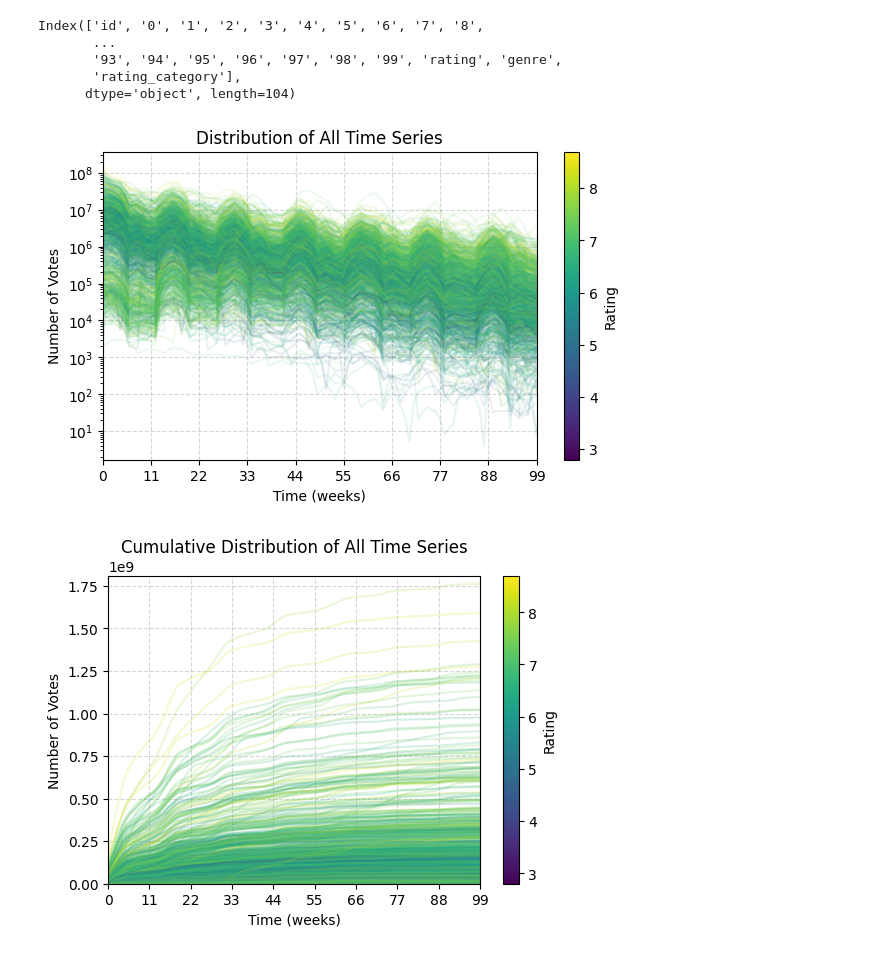
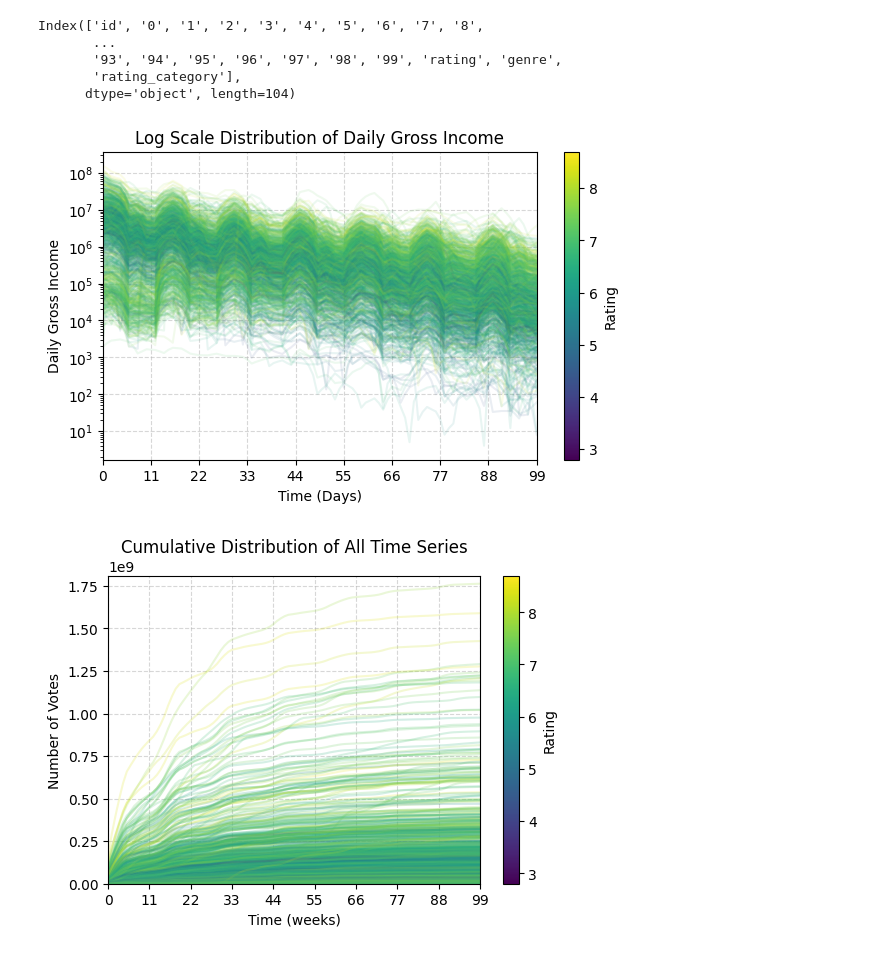
Before and after one commit to ChefBB/dm2_project, a Jupyter notebook: TS/motifs_discords.ipynb, the cells around one changed output. Saved outputs shown, nothing was run; the diff lists cells and outputs as text; code cells hidden in the pictures.

```diff
--- a/TS/motifs_discords.ipynb
+++ b/TS/motifs_discords.ipynb
@@ -236,37 +236,37 @@ Index(['id', '0', '1', '2', '3', '4', '5', '6', '7', '8',
 # Plot distributions with colormapping on rating continuous feature
 import numpy as np
 import matplotlib.pyplot as plt
 import matplotlib.cm as cm
 
 # Normalize ratings to [0, 1] for colormap
 norm = plt.Normalize(df['rating'].min(), df['rating'].max())
 cmap = cm.get_cmap('viridis')
 colors = cmap(norm(df['rating']))
 plt.figure(figsize=(7, 4))
 for i in range(len(df)):
     df_inc = df.drop(columns=cols_to_drop).iloc[i]
     rating_cat = df.iloc[i]['rating_category']
     color = colors[i]
     plt.plot(df_inc, alpha=0.1, color=color)
-plt.xlabel('Time (weeks)')
-plt.ylabel('Number of Votes')
-plt.title('Distribution of All Time Series')
+plt.xlabel('Time (Days)')
+plt.ylabel('Daily Gross Income')
+plt.title('Log Scale Distribution of Daily Gross Income')
 plt.grid(alpha=0.5, linestyle='--')
 # plt.yscale('log')
 # Reduce xticks
 plt.xticks(ticks=range(0, df.shape[1]-len(cols_to_drop), 11),
            labels=range(0, df.shape[1]-len(cols_to_drop), 11))
 # Add colorbar
 sm = plt.cm.ScalarMappable(cmap=cmap, norm=norm)
 sm.set_array([])
 ax = plt.gca()
 cbar = plt.colorbar(sm, ax=ax)
 cbar.set_label('Rating')
 plt.xlim(0, 99)
 plt.yscale('log')
 plt.show()
 # %% [output]
-[figure, old version]
+[figure, new version]
 # %%
 # Plot distributions with colormapping on rating continuous feature
 import numpy as np
```
Also changed, not shown: parts of 1 cell of this notebook, 5 other files.
